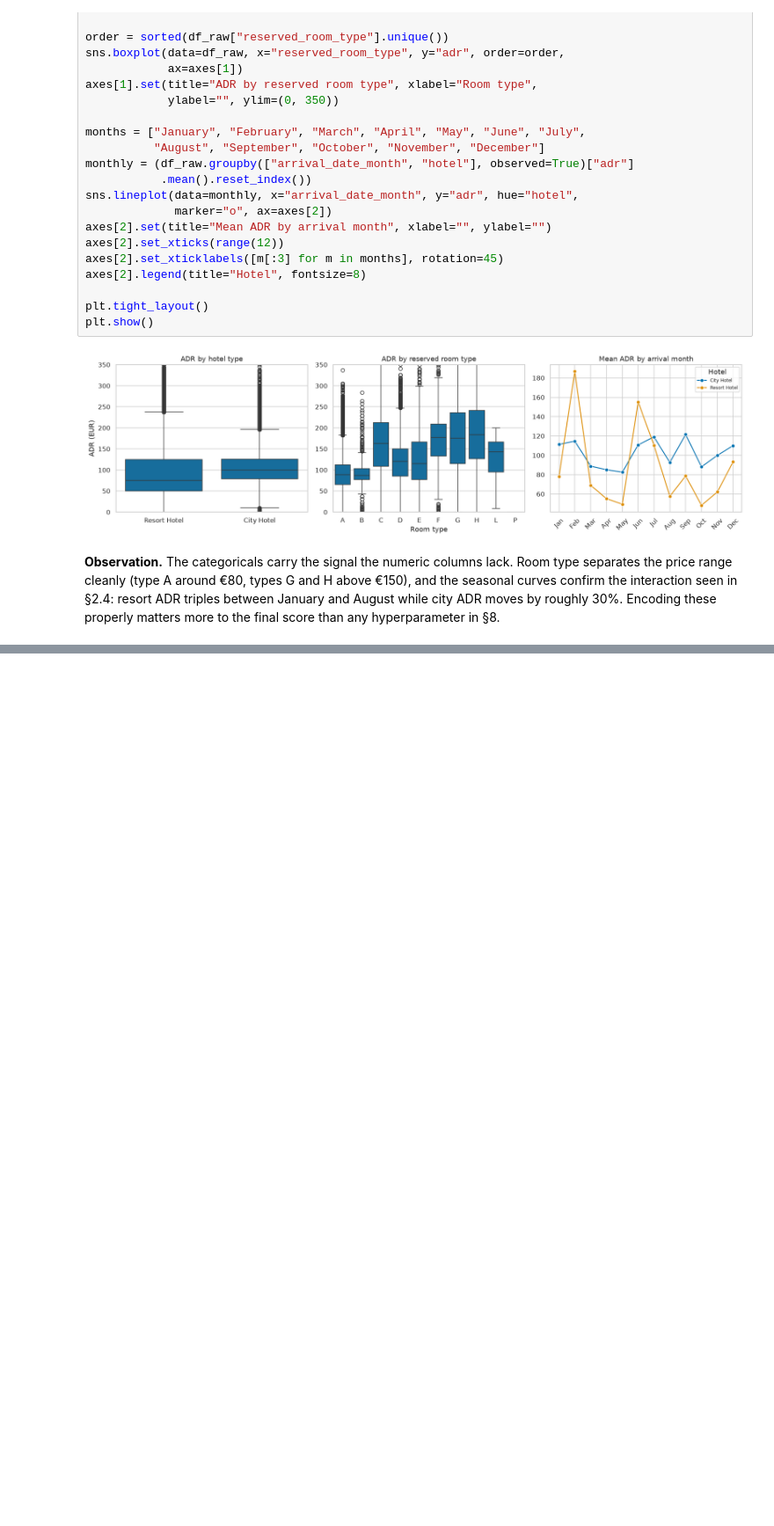
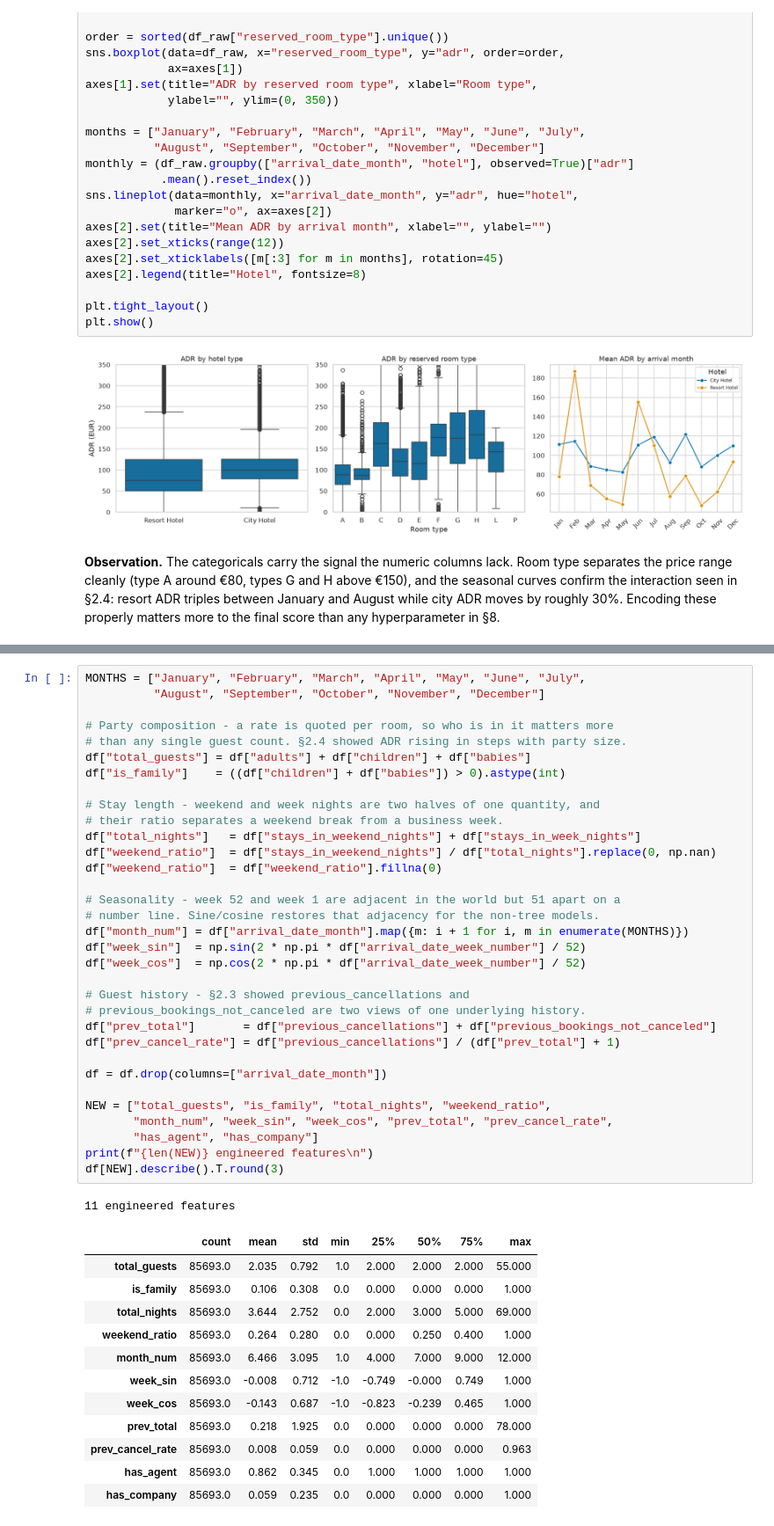
Before and after one commit to AnanyaBottu/ml-capstone, a Jupyter notebook: notebooks/regression.ipynb, the cells around one changed output, grey strips where cells are left out. Shown at 88% size. Cells and saved outputs as stored; diff of their text form; blank space fills up the shorter version.

```diff
--- a/notebooks/regression.ipynb
+++ b/notebooks/regression.ipynb
@@ -292,0 +438,47 @@ hyperparameter in §8.
+# %%
+MONTHS = ["January", "February", "March", "April", "May", "June", "July",
+          "August", "September", "October", "November", "December"]
+
+# Party composition - a rate is quoted per room, so who is in it matters more
+# than any single guest count. §2.4 showed ADR rising in steps with party size.
+df["total_guests"] = df["adults"] + df["children"] + df["babies"]
+df["is_family"]    = ((df["children"] + df["babies"]) > 0).astype(int)
+
+# Stay length - weekend and week nights are two halves of one quantity, and
+# their ratio separates a weekend break from a business week.
+df["total_nights"]   = df["stays_in_weekend_nights"] + df["stays_in_week_nights"]
+df["weekend_ratio"]  = df["stays_in_weekend_nights"] / df["total_nights"].replace(0, np.nan)
+df["weekend_ratio"]  = df["weekend_ratio"].fillna(0)
+
+# Seasonality - week 52 and week 1 are adjacent in the world but 51 apart on a
+# number line. Sine/cosine restores that adjacency for the non-tree models.
+df["month_num"] = df["arrival_date_month"].map({m: i + 1 for i, m in enumerate(MONTHS)})
+df["week_sin"]  = np.sin(2 * np.pi * df["arrival_date_week_number"] / 52)
+df["week_cos"]  = np.cos(2 * np.pi * df["arrival_date_week_number"] / 52)
+
+# Guest history - §2.3 showed previous_cancellations and
+# previous_bookings_not_canceled are two views of one underlying history.
+df["prev_total"]       = df["previous_cancellations"] + df["previous_bookings_not_canceled"]
+df["prev_cancel_rate"] = df["previous_cancellations"] / (df["prev_total"] + 1)
+
+df = df.drop(columns=["arrival_date_month"])
+
+NEW = ["total_guests", "is_family", "total_nights", "weekend_ratio",
+       "month_num", "week_sin", "week_cos", "prev_total", "prev_cancel_rate",
+       "has_agent", "has_company"]
+print(f"{len(NEW)} engineered features\n")
+df[NEW].describe().T.round(3)
+# %% [output]
+11 engineered features
+|  | count | mean | std | min | 25% | 50% | 75% | max |
+| total_guests | 85693.0 | 2.035 | 0.792 | 1.0 | 2.000 | 2.000 | 2.000 | 55.000 |
+| is_family | 85693.0 | 0.106 | 0.308 | 0.0 | 0.000 | 0.000 | 0.000 | 1.000 |
+| total_nights | 85693.0 | 3.644 | 2.752 | 0.0 | 2.000 | 3.000 | 5.000 | 69.000 |
+| weekend_ratio | 85693.0 | 0.264 | 0.280 | 0.0 | 0.000 | 0.250 | 0.400 | 1.000 |
+| month_num | 85693.0 | 6.466 | 3.095 | 1.0 | 4.000 | 7.000 | 9.000 | 12.000 |
+| week_sin | 85693.0 | -0.008 | 0.712 | -1.0 | -0.749 | -0.000 | 0.749 | 1.000 |
+| week_cos | 85693.0 | -0.143 | 0.687 | -1.0 | -0.823 | -0.239 | 0.465 | 1.000 |
+| prev_total | 85693.0 | 0.218 | 1.925 | 0.0 | 0.000 | 0.000 | 0.000 | 78.000 |
+| prev_cancel_rate | 85693.0 | 0.008 | 0.059 | 0.0 | 0.000 | 0.000 | 0.000 | 0.963 |
+| has_agent | 85693.0 | 0.862 | 0.345 | 0.0 | 1.000 | 1.000 | 1.000 | 1.000 |
+| has_company | 85693.0 | 0.059 | 0.235 | 0.0 | 0.000 | 0.000 | 0.000 | 1.000 |
```
Also changed, not shown: parts of 20 cells of this notebook.
